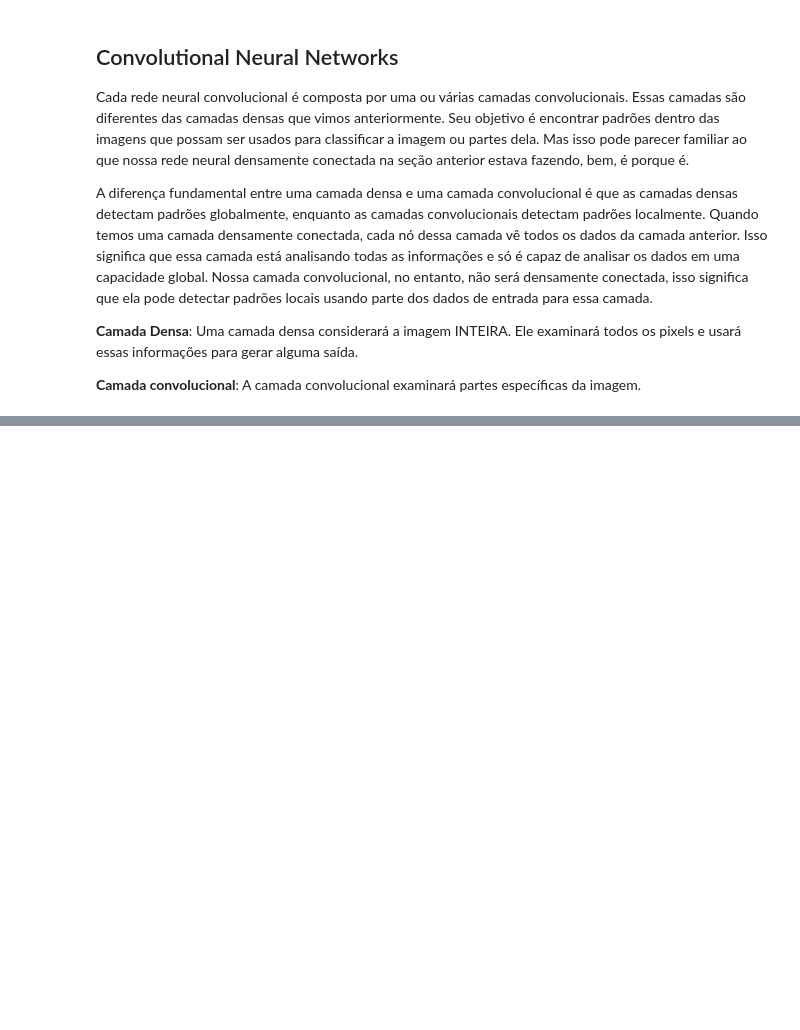
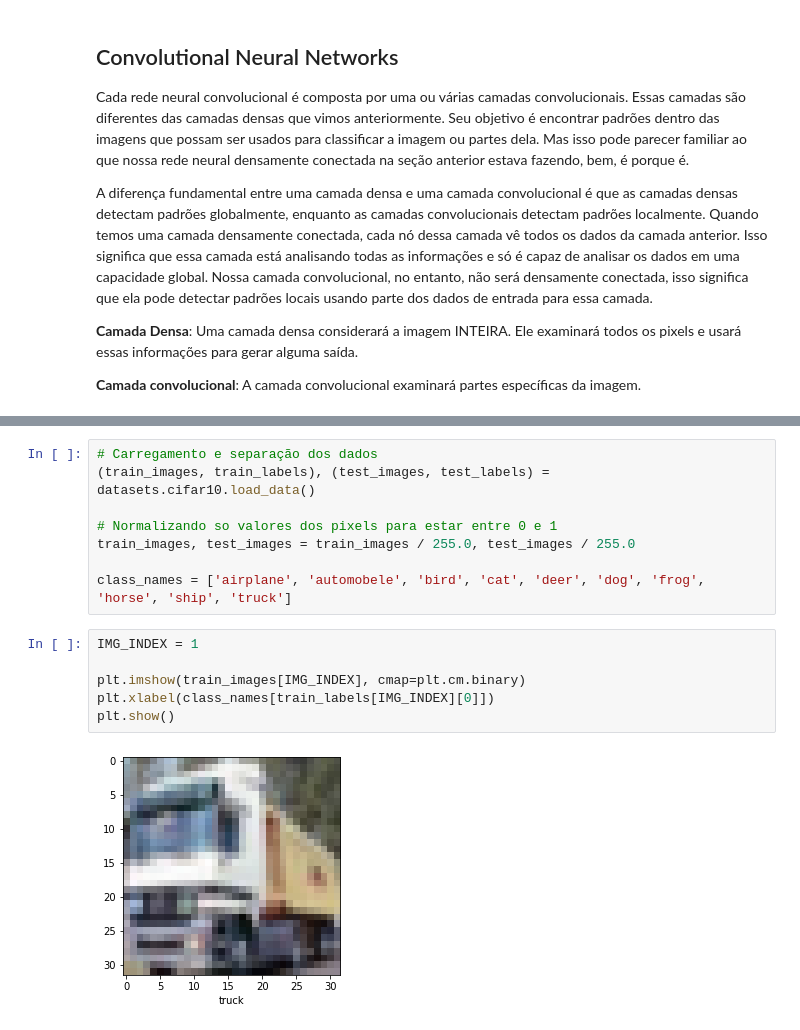
Before and after one commit to lucasloch/machine_learning_python, a Jupyter notebook: aulas/4_Deep_Computer_Vision.ipynb, the cells around one changed output, grey strips where cells are left out. Cells and saved outputs as stored; diff of their text form; blank space fills up the shorter version.

```diff
--- a/aulas/4_Deep_Computer_Vision.ipynb
+++ b/aulas/4_Deep_Computer_Vision.ipynb
@@ -28,0 +59,16 @@ A diferença fundamental entre uma camada densa e uma camada convolucional é qu
+# %%
+# Carregamento e separação dos dados
+(train_images, train_labels), (test_images, test_labels) = datasets.cifar10.load_data()
+
+# Normalizando so valores dos pixels para estar entre 0 e 1
+train_images, test_images = train_images / 255.0, test_images / 255.0
+
+class_names = ['airplane', 'automobele', 'bird', 'cat', 'deer', 'dog', 'frog', 'horse', 'ship', 'truck']
+# %%
+IMG_INDEX = 1
+
+plt.imshow(train_images[IMG_INDEX], cmap=plt.cm.binary)
+plt.xlabel(class_names[train_labels[IMG_INDEX][0]])
+plt.show()
+# %% [output]
+[figure, added]
```
Also changed, not shown: parts of 53 cells of this notebook.
